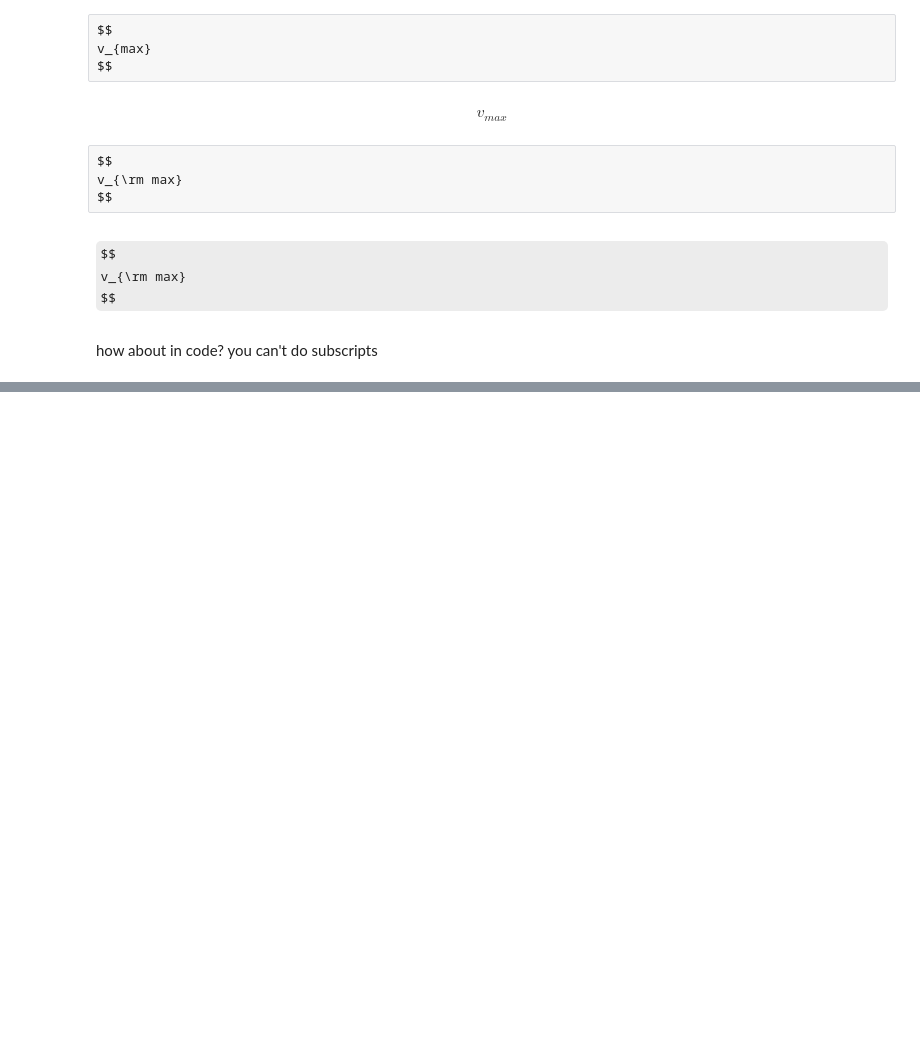
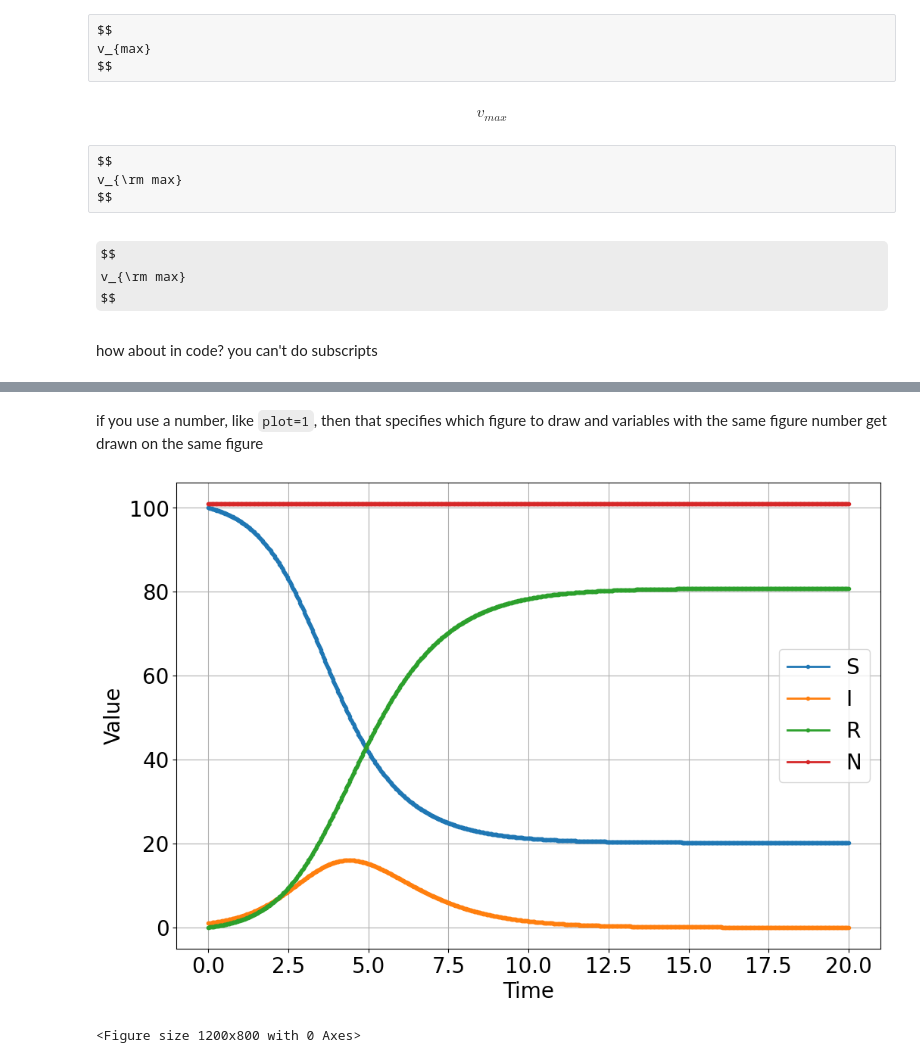
Before and after one commit to bblais/Computer-Programming-for-the-Sciences-Spring-2023, a Jupyter notebook: Sprint #2 - Dynamical Systems and Parameters/2023-03-07 Misc.ipynb, the cells around one changed output, grey strips where cells are left out. Cells and saved outputs as stored; diff of their text form; code cells hidden in the pictures; some formulas as TeX source; blank space fills up the shorter version.

```diff
--- a/Sprint #2 - Dynamical Systems and Parameters/2023-03-07 Misc.ipynb
+++ b/Sprint #2 - Dynamical Systems and Parameters/2023-03-07 Misc.ipynb
@@ -36,0 +58,13 @@ vmax=5
+# %% [markdown]
+if you use a number, like `plot=1`, then that specifies which figure to draw and variables with the same figure number get drawn on the same figure
+# %%
+sim=Simulation()
+sim.add("S'=-β*S*I/N",100,plot=1)
+sim.add("I'=+β*S*I/N-γ*I",1,plot=1)
+sim.add("R'=+γ*I",0,plot=1)
+sim.add("N=S+I+R",plot=1)
+sim.params(β=2,γ=1)
+sim.run(20)
+# %% [output]
+[figure, added]
+<Figure size 1200x800 with 0 Axes>
```
Also changed, not shown: parts of 6 cells of this notebook, 1 other file.
